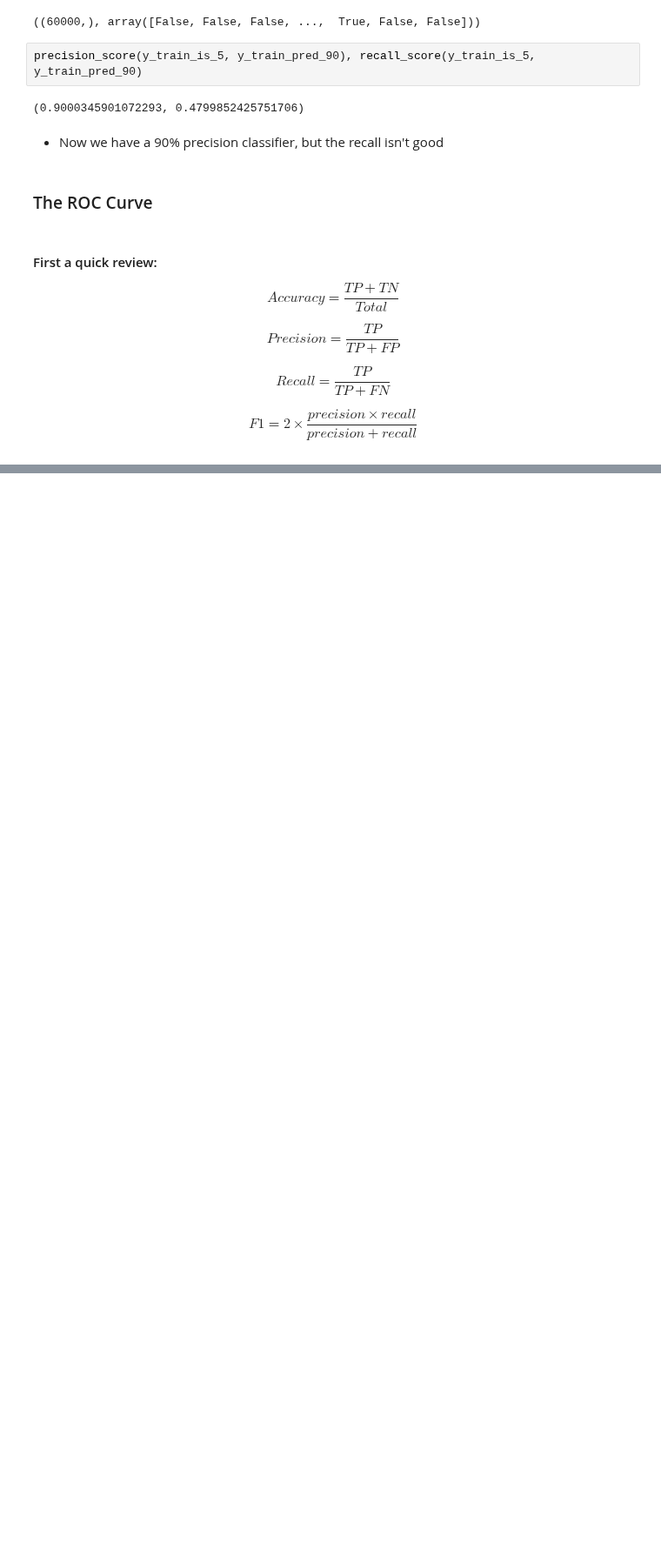
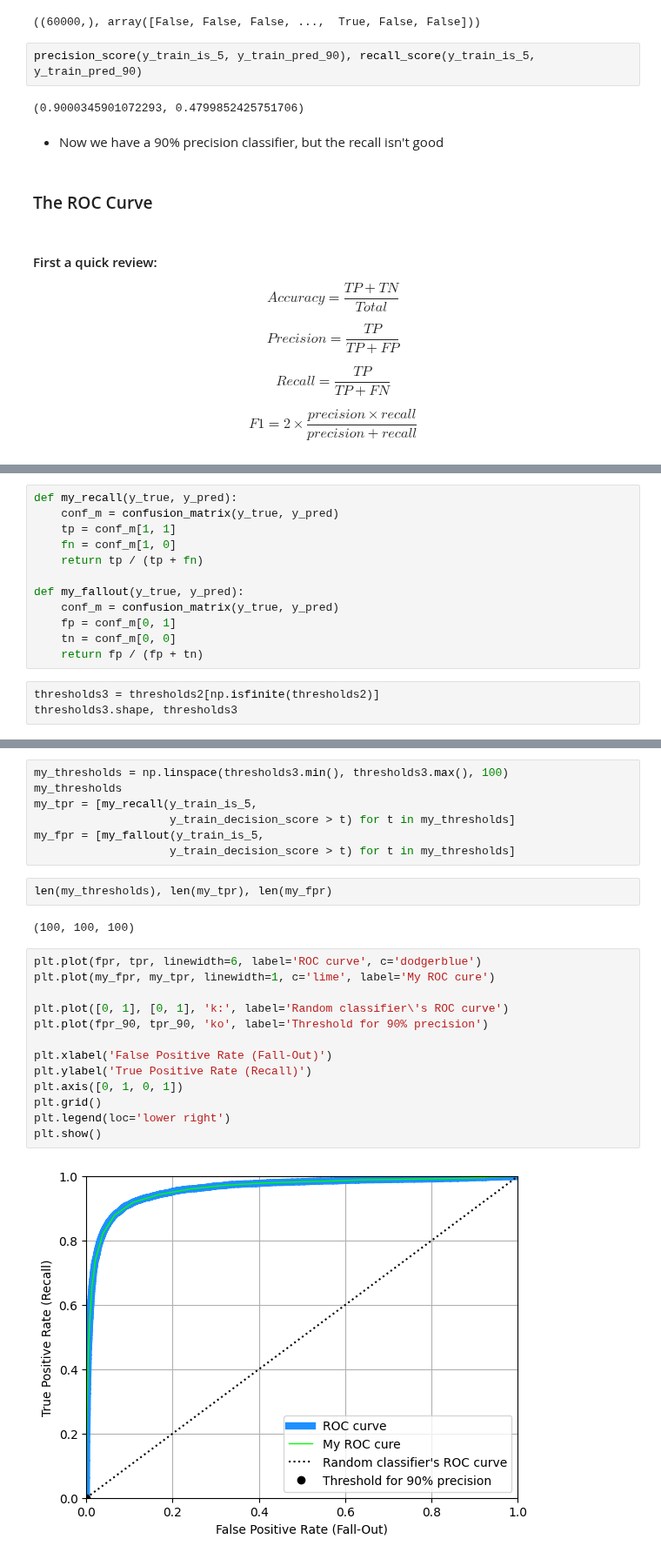
Before and after one commit to PaulToronto/Hands-on-Maching-Learning-Book, a Jupyter notebook: 3_Classification.ipynb, the cells around one changed output, grey strips where cells are left out. Shown at 87% size. Drawn from its saved outputs; the diff is of its cells as text; blank space fills up the shorter version.

```diff
--- a/3_Classification.ipynb
+++ b/3_Classification.ipynb
@@ -883,0 +975,15 @@ $$
+# %%
+def my_recall(y_true, y_pred):
+    conf_m = confusion_matrix(y_true, y_pred)
+    tp = conf_m[1, 1]
+    fn = conf_m[1, 0]
+    return tp / (tp + fn)
+
+def my_fallout(y_true, y_pred):
+    conf_m = confusion_matrix(y_true, y_pred)
+    fp = conf_m[0, 1]
+    tn = conf_m[0, 0]
+    return fp / (fp + tn)
+# %%
+thresholds3 = thresholds2[np.isfinite(thresholds2)]
+thresholds3.shape, thresholds3
@@ -883,0 +994,26 @@ $$
+# %%
+my_thresholds = np.linspace(thresholds3.min(), thresholds3.max(), 100)
+my_thresholds
+my_tpr = [my_recall(y_train_is_5,
+                    y_train_decision_score > t) for t in my_thresholds]
+my_fpr = [my_fallout(y_train_is_5,
+                    y_train_decision_score > t) for t in my_thresholds]
+# %%
+len(my_thresholds), len(my_tpr), len(my_fpr)
+# %% [output]
+(100, 100, 100)
+# %%
+plt.plot(fpr, tpr, linewidth=6, label='ROC curve', c='dodgerblue')
+plt.plot(my_fpr, my_tpr, linewidth=1, c='lime', label='My ROC cure')
+
+plt.plot([0, 1], [0, 1], 'k:', label='Random classifier\'s ROC curve')
+plt.plot(fpr_90, tpr_90, 'ko', label='Threshold for 90% precision')
+
+plt.xlabel('False Positive Rate (Fall-Out)')
+plt.ylabel('True Positive Rate (Recall)')
+plt.axis([0, 1, 0, 1])
+plt.grid()
+plt.legend(loc='lower right')
+plt.show()
+# %% [output]
+[figure, added]
```
Also changed, not shown: parts of 18 cells of this notebook.
